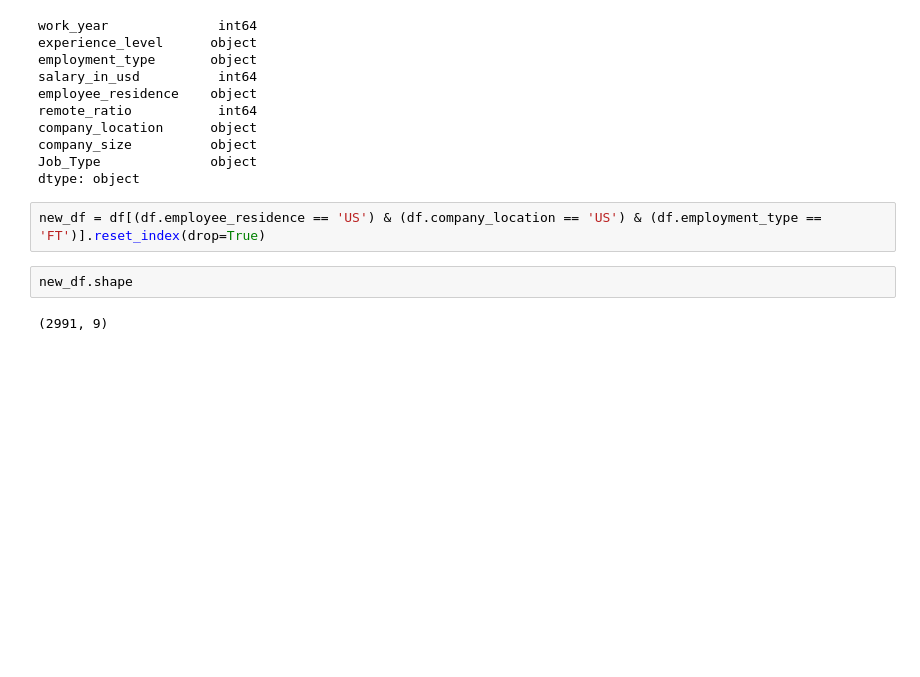
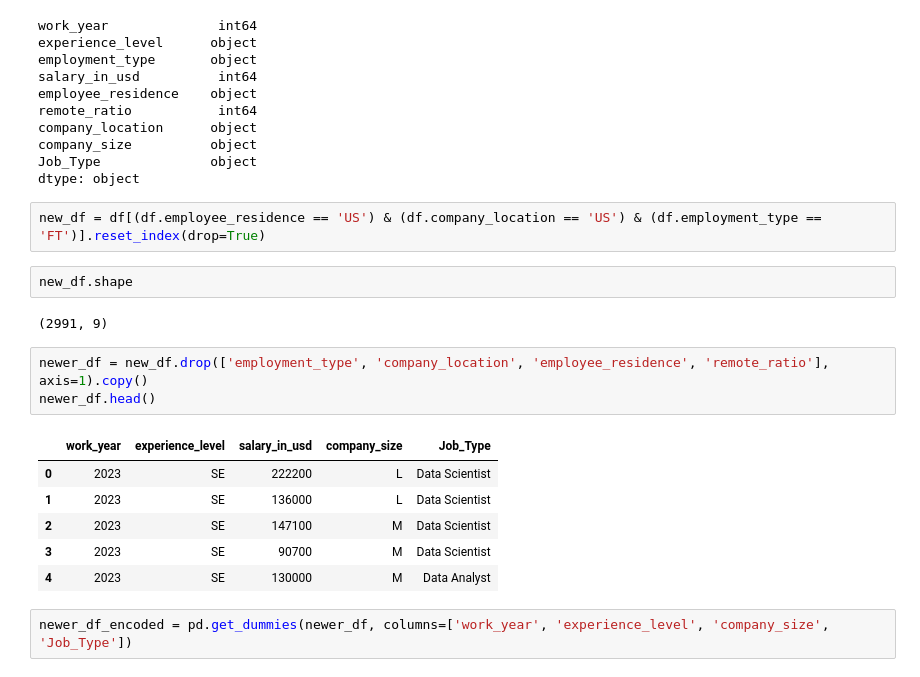
Before and after one commit to Shanattah/AI-Project, a Jupyter notebook: Salary_random_forest.ipynb, the cells around one changed output. Cells and saved outputs as stored; diff of their text form; blank space fills up the shorter version.

```diff
--- a/Salary.ipynb
+++ b/Salary_random_forest.ipynb
@@ -153,3 +158,15 @@ new_df = df[(df.employee_residence == 'US') & (df.company_location == 'US') & (d
 new_df.shape
 # %% [output]
 (2991, 9)
+# %%
+newer_df = new_df.drop(['employment_type', 'company_location', 'employee_residence', 'remote_ratio'], axis=1).copy()
+newer_df.head()
+# %% [output]
+|  | work_year | experience_level | salary_in_usd | company_size | Job_Type |
+| 0 | 2023 | SE | 222200 | L | Data Scientist |
+| 1 | 2023 | SE | 136000 | L | Data Scientist |
+| 2 | 2023 | SE | 147100 | M | Data Scientist |
+| 3 | 2023 | SE | 90700 | M | Data Scientist |
+| 4 | 2023 | SE | 130000 | M | Data Analyst |
+# %%
+newer_df_encoded = pd.get_dummies(newer_df, columns=['work_year', 'experience_level', 'company_size', 'Job_Type'])
```
Also changed, not shown: parts of 4 cells of this notebook, 3 other files.
